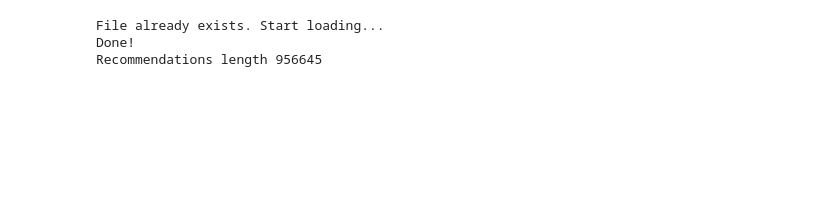
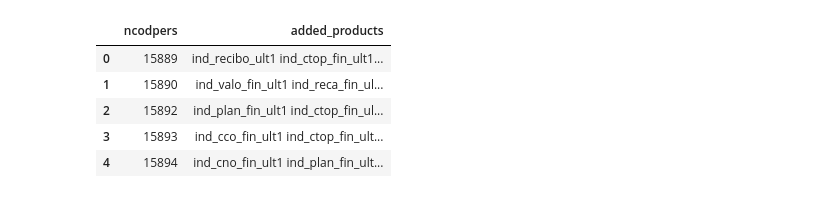
Before and after one commit to PetrShypila/Santander-Competition, a Jupyter notebook: notebooks/3-prediction.ipynb, the cells around one changed output. Saved outputs shown, nothing was run; the diff lists cells and outputs as text; code cells hidden in the pictures; blank space fills up the shorter version.

```diff
--- a/notebooks/3-prediction.ipynb
+++ b/notebooks/3-prediction.ipynb
@@ -24,37 +85 @@ df = pd.read_csv('../data/processed/train-normalized.csv.gz', skipinitialspace =
 test = pd.read_csv('../data/raw/test.csv.zip', skipinitialspace = True, usecols=['ncodpers'])
-# %%
-test = test.merge(df, how='left', on='ncodpers', copy=False, sort=True)
-# %%
-def most_popular():
-    return ['ind_cco_fin_ult1', 'ind_recibo_ult1', 'ind_ctop_fin_ult1', 'ind_cno_fin_ult1', 'ind_ecue_fin_ult1', 'ind_nom_pens_ult1', 'ind_nomina_ult1']
-
-recommendations = defaultdict(most_popular)
-
-PERS_PRODS = '../data/processed/personal.pickle'
-
-if path.isfile(PERS_PRODS):
-    print('File already exists. Start loading...')
-    with open(PERS_PRODS, 'rb') as f:
-        recommendations.update(pickle.load(f))
-    print('Done!')
-else:
-    print('Pickle file is not presented. Using defaultdict.')
-    recommendations = defaultdict(list)
-
-print('Recommendations length', len(recommendations))
-# %% [output]
-File already exists. Start loading...
-Done!
-Recommendations length 956645
-# %%
-cluster_products = defaultdict(list)
-
-for c in df.cluster.unique():
-    # Collect ids of each cluster
-    ids = df.ncodpers[df.cluster == c].values
-    all_products = []
-
-    for id_ in ids:
-        [all_products.append(p) for p in recommendations[id_]]
-
-    cluster_products[c] = [tup[0] for tup in sorted(Counter(all_products).items(), key=lambda tup: tup[1], reverse=True)]
@@ -76,4 +86,30 @@ for idx, row in test.iterrows():
+# %%
+most_popular = ['ind_cco_fin_ult1', 'ind_recibo_ult1', 'ind_ctop_fin_ult1', 'ind_cno_fin_ult1', 'ind_ecue_fin_ult1', 'ind_nom_pens_ult1', 'ind_nomina_ult1']
+
+train_preds = {}
+
+for id_ in test.ncodpers.values:
+    preds_probas = id_preds[id_]
+    active = already_active[id_]
+    predicted = []
+
+    for prod_proba_idx in np.argsort(preds_probas)[::-1]:
+        if products[prod_proba_idx] not in active and len(predicted) < 7:
+            predicted.append(products[prod_proba_idx])
+
+    train_preds[id_] = most_popular if len(predicted) == 0 else predicted
+# %%
+for ncodper in test.ncodpers.values:
+    train_preds[ncodper] = ' '.join(train_preds[ncodper])
 # %%
-predictions = pd.DataFrame(list(result.items()), columns=['ncodpers', 'added_products'], dtype=np.int32)
+predictions = pd.DataFrame(list(train_preds.items()), columns=['ncodpers', 'added_products'])
+predictions.head()
+# %% [output]
+|  | ncodpers | added_products |
+| 0 | 15889 | ind_recibo_ult1 ind_ctop_fin_ult1... |
+| 1 | 15890 | ind_valo_fin_ult1 ind_reca_fin_ul... |
+| 2 | 15892 | ind_plan_fin_ult1 ind_ctop_fin_ul... |
+| 3 | 15893 | ind_cco_fin_ult1 ind_ctop_fin_ult... |
+| 4 | 15894 | ind_cno_fin_ult1 ind_plan_fin_ult... |
 # %%
 predictions.to_csv('../data/predicted.csv.gz', index=False, compression='gzip')
```
Also changed, not shown: parts of 9 cells of this notebook, 2 other files.
